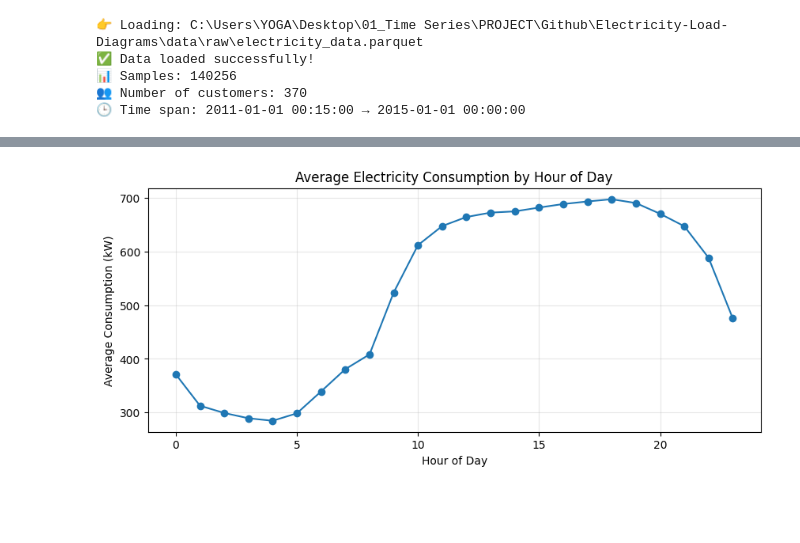
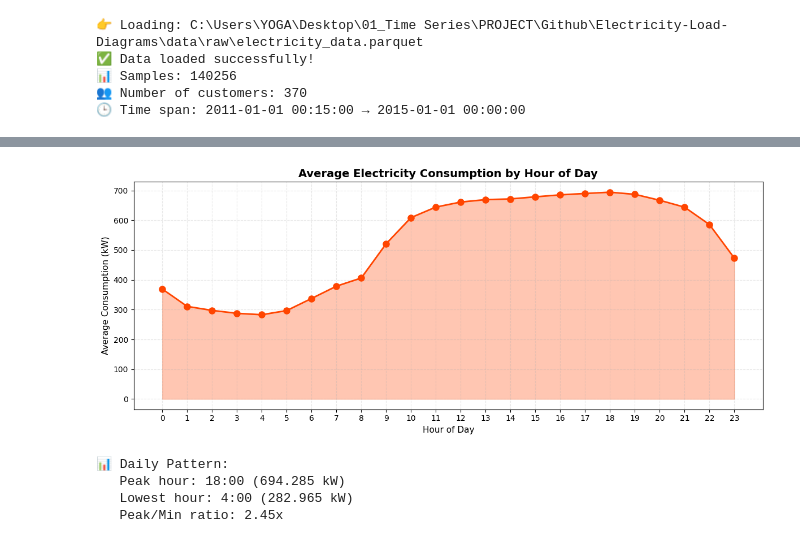
Before and after one commit to Dai-Nguyen1506/Electricity-Load-Diagrams, a Jupyter notebook: notebooks/02_eda.ipynb, the cells around one changed output, grey strips where cells are left out. Cells and saved outputs as stored; diff of their text form; code cells hidden in the pictures; blank space fills up the shorter version.

```diff
--- a/notebooks/02_eda.ipynb
+++ b/notebooks/02_eda.ipynb
@@ -7,22 +21,26 @@
 # %% [markdown]
 ## 1. Setup and Load Dataset
 # %%
-# Core (in requirements.txt)
+# Import libraries
 import pandas as pd
+import numpy as np
+import matplotlib.pyplot as plt
+import seaborn as sns
+from statsmodels.tsa.seasonal import seasonal_decompose
 
-# Visualization
-import matplotlib.pyplot as plt
-
-# Add the root directory to the path so Python can find the 'src' module
+# Add project root to path
 import os
 import sys
 sys.path.append(os.path.abspath('../'))
 from src.data_loader import load_raw_data
 
-# Display configuration
+# Visualization settings
+plt.style.use('seaborn-v0_8-darkgrid')
+sns.set_palette("husl")
 pd.set_option("display.max_columns", 50)
 pd.set_option("display.width", 120)
 
-# Check Python version (Requires 3.10.11 as specified in .python-version)
-print(f"Python version: {sys.version}")
+print(f"✓ Python version: {sys.version.split()[0]}")
+print(f"✓ Pandas version: {pd.__version__}")
+print(f"✓ NumPy version: {np.__version__}")
 # %% [output]
@@ -78,17 +162,33 @@ plt.show()
 # %%
-# chuẩn bị feature
+# Extract time features
 df_time = df.copy()
 df_time["hour"] = df_time.index.hour
 df_time["dayofweek"] = df_time.index.dayofweek
 df_time["month"] = df_time.index.month
-# trung bình theo giờ
+
+# Calculate average consumption by hour
 daily_avg = df_time.groupby("hour").mean().mean(axis=1)
-plt.figure(figsize=(10, 4))
-plt.plot(daily_avg, marker="o")
-plt.title("Average Electricity Consumption by Hour of Day")
-plt.xlabel("Hour of Day")
-plt.ylabel("Average Consumption (kW)")
-plt.grid(alpha=0.3)
+
+plt.figure(figsize=(12, 5))
+plt.plot(daily_avg, marker="o", linewidth=2, markersize=8, color='orangered')
+plt.fill_between(daily_avg.index, daily_avg, alpha=0.3, color='orangered')
+plt.title("Average Electricity Consumption by Hour of Day", fontsize=14, fontweight='bold')
+plt.xlabel("Hour of Day", fontsize=11)
+plt.ylabel("Average Consumption (kW)", fontsize=11)
+plt.xticks(range(0, 24))
+plt.grid(alpha=0.3, linestyle='--')
+plt.tight_layout()
 plt.show()
+
+peak_hour = daily_avg.idxmax()
+min_hour = daily_avg.idxmin()
+print(f"📊 Daily Pattern:")
+print(f"   Peak hour: {peak_hour}:00 ({daily_avg[peak_hour]:.3f} kW)")
+print(f"   Lowest hour: {min_hour}:00 ({daily_avg[min_hour]:.3f} kW)")
+print(f"   Peak/Min ratio: {daily_avg[peak_hour]/daily_avg[min_hour]:.2f}x")
 # %% [output]
-[figure, old version]
+[figure, new version]
+📊 Daily Pattern:
+   Peak hour: 18:00 (694.285 kW)
+   Lowest hour: 4:00 (282.965 kW)
+   Peak/Min ratio: 2.45x
```
Also changed, not shown: parts of 38 cells of this notebook.
